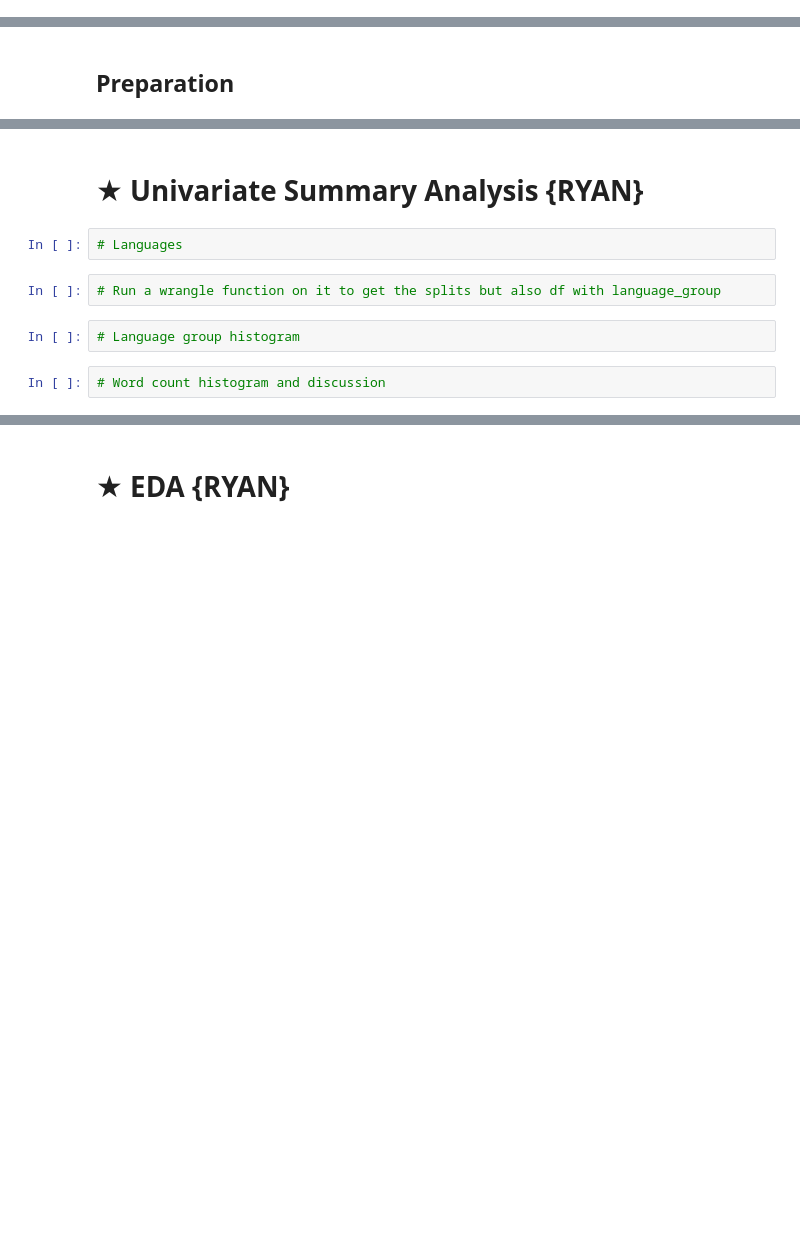
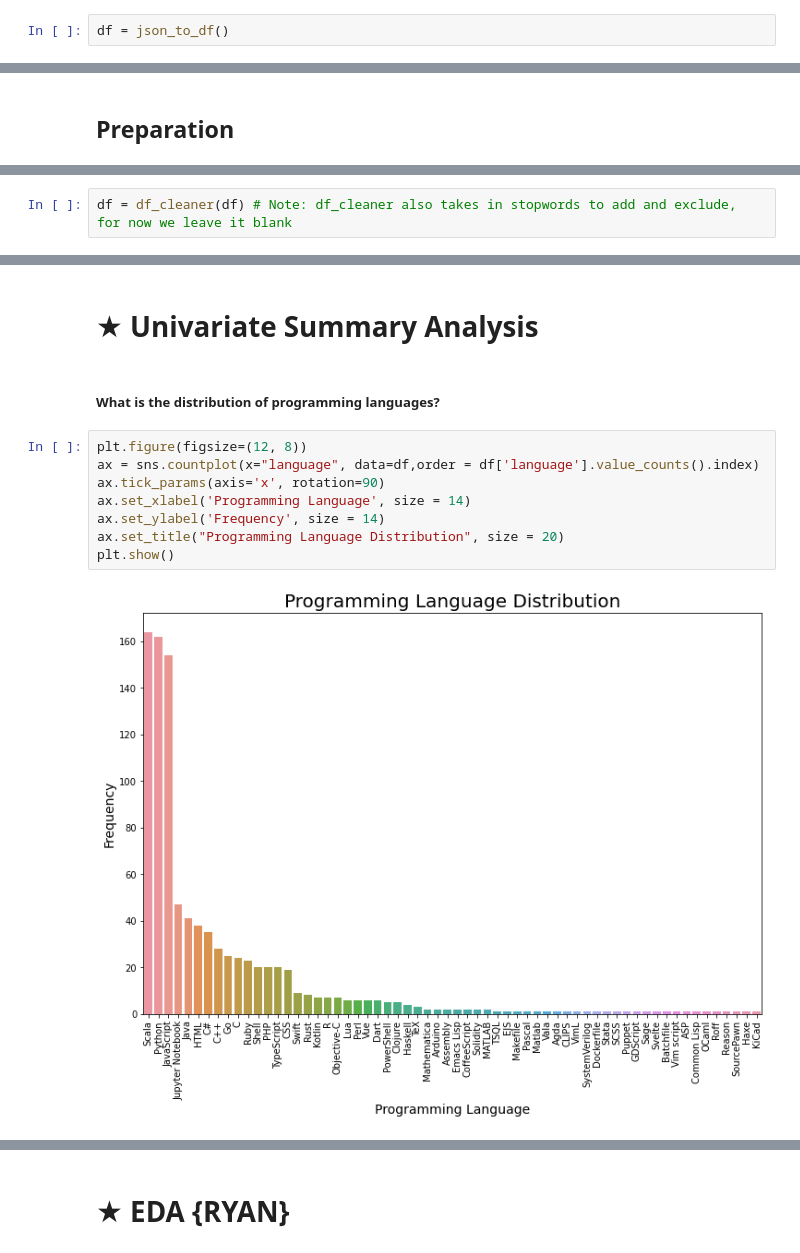
Before and after one commit to laskowski-maggard-miller/nlp_project, a Jupyter notebook: Repo_Analysis_Final.ipynb, the cells around one changed output, grey strips where cells are left out. Saved outputs shown, nothing was run; the diff lists cells and outputs as text; blank space fills up the shorter version.

```diff
--- a/Repo_Analysis_Final.ipynb
+++ b/Repo_Analysis_Final.ipynb
@@ -93,0 +128,2 @@ pd.set_option('display.max_columns', None)
+# %%
+df = json_to_df()
@@ -101,0 +162,2 @@ pd.set_option('display.max_columns', None)
+# %%
+df = df_cleaner(df) # Note: df_cleaner also takes in stopwords to add and exclude, for now we leave it blank
@@ -102,10 +173,14 @@ pd.set_option('display.max_columns', None)
 # %% [markdown]
-# $\bigstar$ Univariate Summary Analysis {RYAN}
+# $\bigstar$ Univariate Summary Analysis
+# %% [markdown]
+##### What is the distribution of programming languages?
 # %%
-# Languages
+plt.figure(figsize=(12, 8))
+ax = sns.countplot(x="language", data=df,order = df['language'].value_counts().index)
+ax.tick_params(axis='x', rotation=90)
+ax.set_xlabel('Programming Language', size = 14)
+ax.set_ylabel('Frequency', size = 14)
+ax.set_title("Programming Language Distribution", size = 20)
+plt.show()
+# %% [output]
+[figure, added]
-# %%
-# Run a wrangle function on it to get the splits but also df with language_group
-# %%
-# Language group histogram
-# %%
-# Word count histogram and discussion
```
Also changed, not shown: parts of 83 cells of this notebook.
